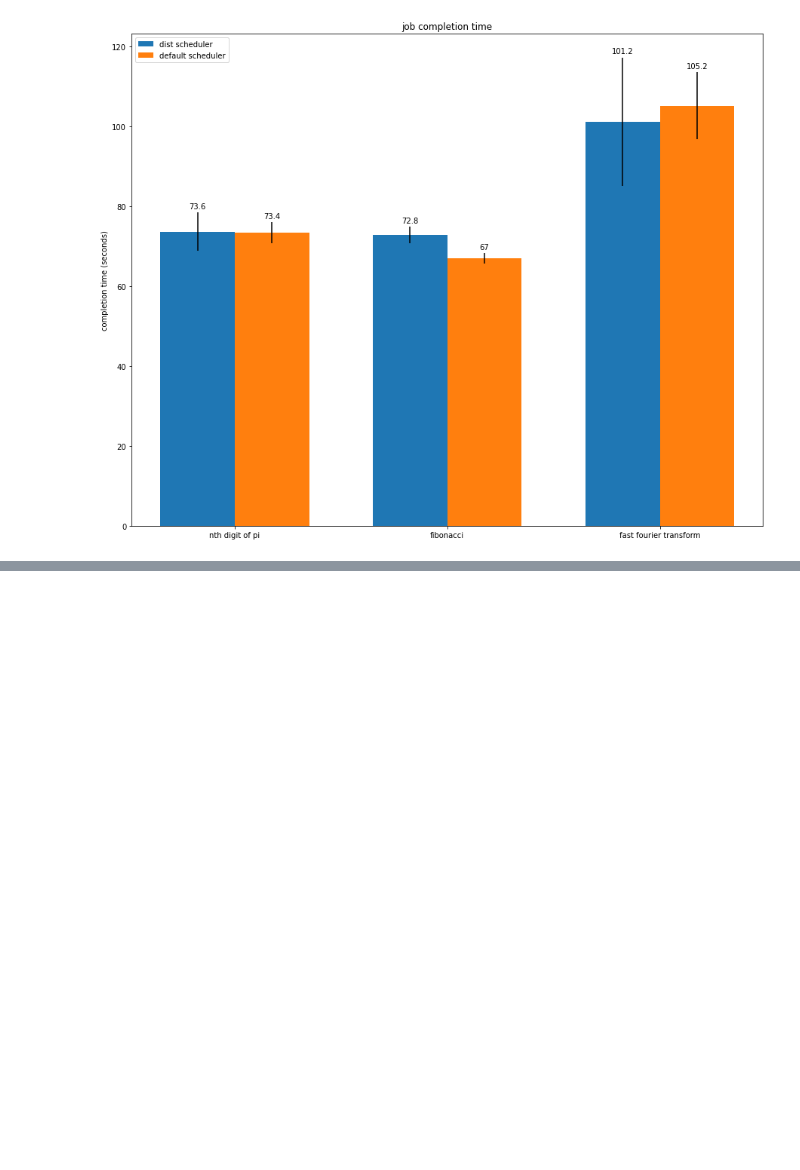
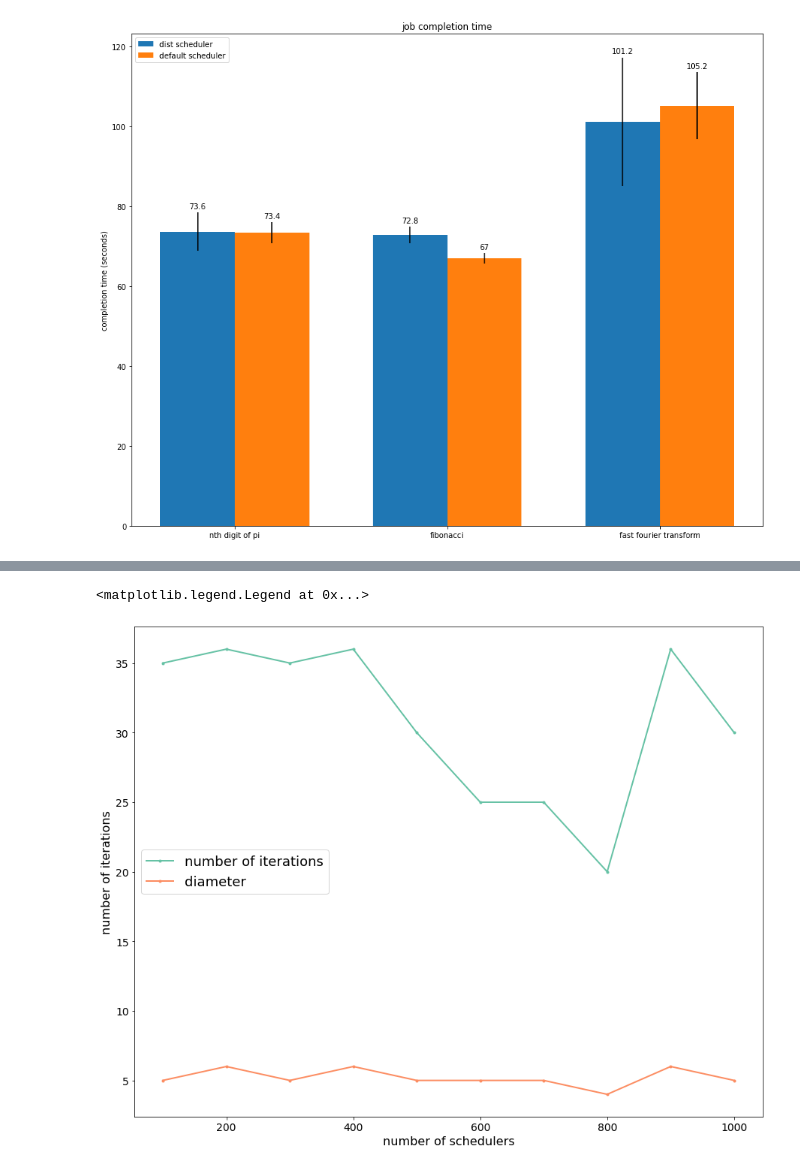
Before and after one commit to Vincent-lau/hyperion, a Jupyter notebook: measure/plotmetrics.ipynb, the cells around one changed output, grey strips where cells are left out. Saved outputs shown, nothing was run; the diff lists cells and outputs as text; code cells hidden in the pictures; blank space fills up the shorter version.

```diff
--- a/measure/plotmetrics.ipynb
+++ b/measure/plotmetrics.ipynb
@@ -1497,0 +1685,15 @@ fig.savefig(f'{graph_dir}job_completion.png')
+# %%
+num_sched = range(100, 1100, 100)
+num_iter = [35,36,35,36,30,25,25,20,36,30]
+diameters = [5,6,5,6,5,5,5,4,6,5]
+
+fig, ax = plt.subplots()
+fig.set_size_inches(15, 12)
+ax.plot(num_sched, num_iter, marker='.', linewidth=2, color=cs[0], label='number of iterations')
+ax.plot(num_sched, diameters, marker='.', linewidth=2, color=cs[1], label='diameter')
+ax.set_ylabel('number of iterations')
+ax.set_xlabel('number of schedulers')
+ax.legend()
+# %% [output]
+<matplotlib.legend.Legend at 0x...>
+[figure, added]
```
Also changed, not shown: parts of 11 cells of this notebook.
